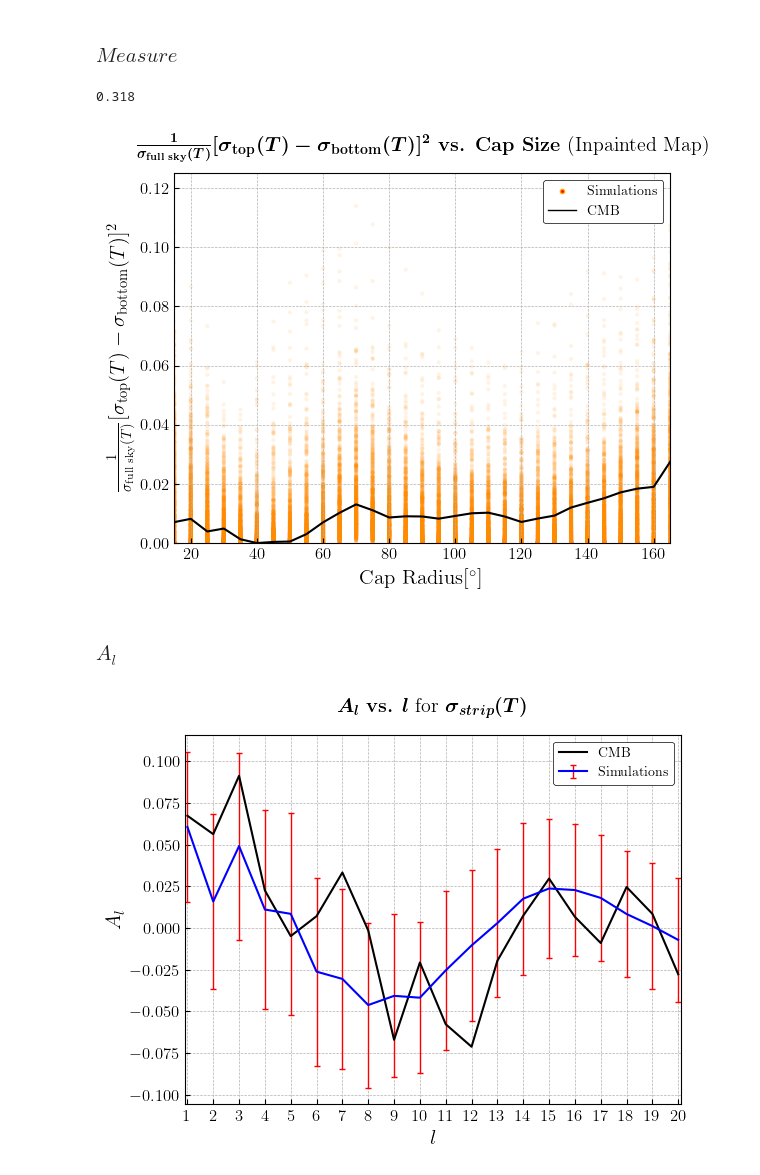
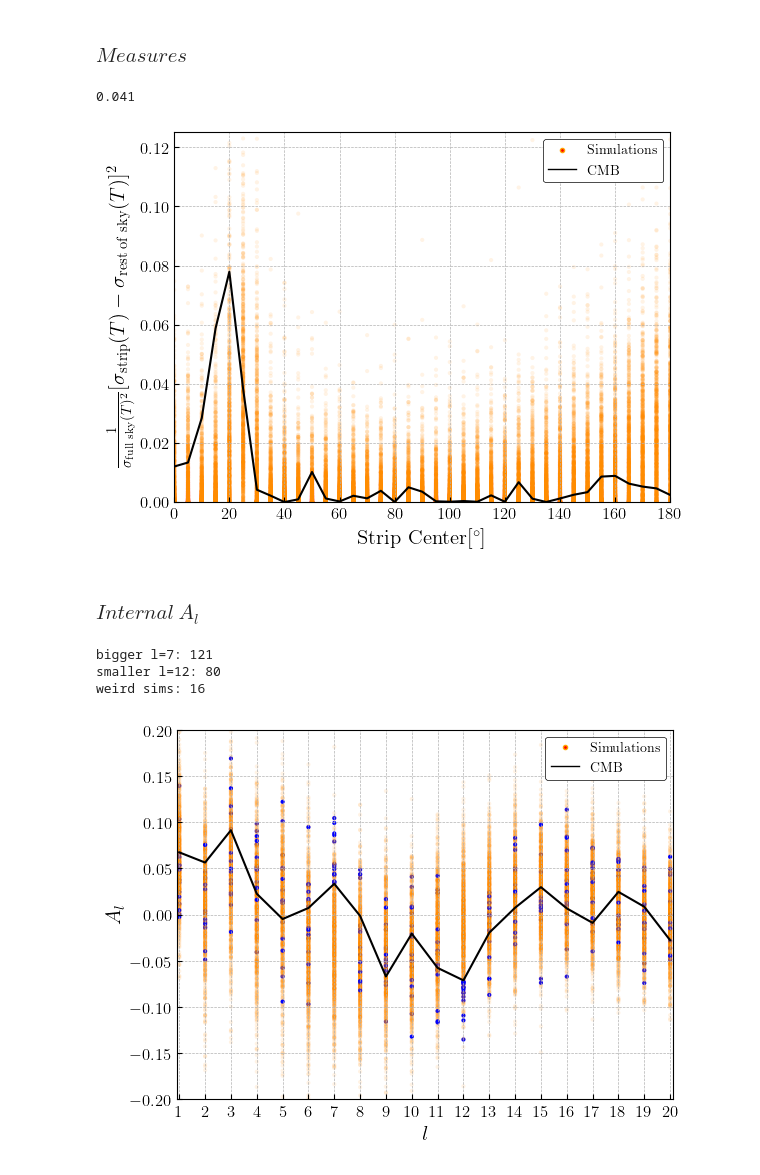
Before and after one commit to jamshidi3d/cmb_anomaly_detection, a Jupyter notebook: plotting.ipynb, the cells around one changed output. Cells and saved outputs as stored; diff of their text form; code cells hidden in the pictures.

Commit message:
modulated measures correction

```diff
--- a/plotting.ipynb
+++ b/plotting.ipynb
@@ -28,12 +28,12 @@ def custom_save_fig(fig, **kwargs):
     for ftype in ['.png', '.pdf']:
         fig.savefig(fpath + ftype, facecolor=(1,1,1,0), dpi=300, transparent=True)
 # %% [markdown]
-### $Measure$
+### $Measures$
 # %%
 kwargs = {
 'base_path':    './output/measure_results_mac_dir/',
-'dir_cap_size': 70,
-'geom_flag':    cau.const.CAP_FLAG,
+'dir_cap_size': 30,
+'geom_flag':    cau.const.STRIP_FLAG,
 'measure_flag': cau.const.NORM_D_STD2_FLAG,
 'is_masked':    False,
 'observable':   cau.const.OBS_T,
@@ -42,8 +42,7 @@ kwargs = {
 geom_range  = cau.file_reader.read_geom_range_precalc(**kwargs)
 cmb_measure = cau.file_reader.read_cmb_precalc(**kwargs)
 iter_sims_measure   = cau.file_reader.iter_read_sims_precalc(**kwargs)
-
-screen = np.ones(len(geom_range))
+screen = np.ones(len(geom_range), dtype=bool)
 if kwargs.get('geom_flag') == cau.const.CAP_FLAG:
     screen = (15 <= geom_range) * (geom_range <= 165)
 
@@ -58,39 +57,39 @@ with plt.style.context('bmh'):
             p_value += 1
         ax.scatter(geom_range[screen], sim_measure[screen],
                 marker='.', edgecolors='none', linewidths=1, c='darkorange', alpha=.1)
     # CMB
     ax.plot(geom_range[screen], cmb_measure[screen], color='k', linewidth=1.5)
     # Labels
     ax.set_xlabel(cau.output.get_xlabel_tex(**kwargs), size=15)
     ax.set_ylabel(cau.output.get_ylabel_tex(**kwargs), size=15)
-    ax.set_title(cau.output.get_title_tex(**kwargs), y = 1.04)
+    # ax.set_title(cau.output.get_title_tex(**kwargs), y = 1.04)
     # Limits
     if kwargs.get('geom_flag') == cau.const.CAP_FLAG:
         ax.set_xlim(xmin = 15, xmax = 165)
     else:
         ax.set_xlim(xmin = 0, xmax = 180)
     if kwargs.get('measure_flag') in [cau.const.D_STD2_FLAG, cau.const.NORM_D_STD2_FLAG, cau.const.D_CORR2_FLAG]:
         ax.set_ylim(ymin = 0)
-    # ax.set_ylim(ymin = 0, ymax = 600)
+    # ax.set_ylim(ymin = 0, ymax = .1250)
     # Legends
     sample_curves = [
         Line2D([0], [0], ls='none', color='orange', lw=1, marker='.', markerfacecolor='r'),
         Line2D([0], [0], ls='-', color='k', lw=1),
         ]
     ax.legend(sample_curves, [r'Simulations', r'CMB'], loc=1)
     ax.set_facecolor('white')
     # Axis colors
     for spine in ax.spines.keys(): ax.spines[spine].set_color('k')
     # Save fig
     custom_save_fig(fig, **kwargs)
 
 print(p_value / 1000)
 plt.show()
 # %% [output]
-0.318
+0.041
-[figure, old version]
+[figure, new version]
 # %% [markdown]
-### $A_l$
+### $Internal$  $A_l$
 # %%
 kwargs = {
 'base_path':    './output/measure_results_mac_dir/',
@@ -102,19 +101,33 @@ kwargs = {
 'tpcf_mode':    cau.const.TPCF_TT,
 }
 
-plt_mode = 'errorbar' #scatter
+plt_mode = 'scatter' #'errorbar' #scatter
 
 cmb_a_l     = cau.file_reader.read_cmb_a_l(**kwargs)
 l_range  = np.arange(len(cmb_a_l))
 iter_sims_a_l   = cau.file_reader.iter_read_sims_a_l(**kwargs)
+
+n_weird_sim = 0
+n_seven = 0
+n_twelve = 0
 
 with plt.style.context('bmh'):
     fig, ax=plt.subplots()
     if plt_mode == 'scatter':
         # Simulations
         for sim_measure in iter_sims_a_l:
+            condition1 = sim_measure[7] > cmb_a_l[7]
+            condition2 = sim_measure[12] < cmb_a_l[12]
+            if condition1:
+                n_seven += 1
+            if condition2:
+                n_twelve += 1
+            if condition1 and condition2:
+                n_weird_sim += 1
             ax.scatter(l_range[1:], sim_measure[1:],
-                    marker='.', edgecolors='none', linewidths=1, c='darkorange', alpha=.1)
+                    marker = '.', edgecolors = 'none', linewidths = 1,
+                    c = 'blue' if condition1 and condition2 else 'darkorange',
+                    alpha = 1 if condition1 and condition2 else .1)
         # CMB
         ax.plot(l_range[1:], cmb_a_l[1:], color='k', linewidth=1.5)
         # Legends
@@ -128,6 +141,14 @@ with plt.style.context('bmh'):
         sims_a_l = []
         for sim_measure in iter_sims_a_l:
             sims_a_l.append(sim_measure)
+            condition1 = sim_measure[7] > cmb_a_l[7]
+            condition2 = sim_measure[12] < cmb_a_l[12]
+            if condition1:
+                n_seven += 1
+            if condition2:
+                n_twelve += 1
+            if condition1 and condition2:
+                n_weird_sim += 1
         sims_a_l = np.array(sims_a_l)
         ax.errorbar(l_range[1:], np.mean(sims_a_l, axis=0)[1:], np.std(sims_a_l, axis=0)[1:],
                     color='blue', linewidth=1.5, linestyle='-', label = r'Simulations',
@@ -139,19 +160,28 @@ with plt.style.context('bmh'):
     # Labels
     ax.set_xlabel(r'$l$', size=15)
     ax.set_ylabel(r'$A_l$', size=15)
-    ax.set_title(r'\boldmath{$A_l$} \textbf{vs.} \boldmath{$l$} for $\sigma_{strip}(T)$', y = 1.04)
+    # ax.set_title(r'\boldmath{$A_l$} \textbf{vs.} \boldmath{$l$} for $\sigma_{strip}(T)$', y = 1.04)
     ax.set_facecolor('white')
     # Limits
     ax.set_xlim(xmin = 1 - 0.1, xmax = l_range[-1] + 0.1)
+    ax.set_ylim(ymin = - 0.2, ymax = 0.2)
     ax.set_xticks(l_range[1:])
     # Axis colors
     for spine in ax.spines.keys(): ax.spines[spine].set_color('k')
     # Save fig
-    fpath = './output/plots/inpainted/strip/a_l_strip_std_{}mac'.format(
+    fpath = './output/plots/inpainted/strip/a_l_{}_strip_std_{}mac'.format(
+        plt_mode,
         str(int(kwargs['dir_cap_size']))
         )
     fig.savefig(f'{fpath}.pdf', facecolor=(1,1,1,0), dpi=300, transparent=True)
     fig.savefig(f'{fpath}.png', facecolor=(1,1,1,0), dpi=300, transparent=True)
+
+print(f"bigger l=7: {n_seven}")
+print(f"smaller l=12: {n_twelve}")
+print(f"weird sims: {n_weird_sim}")
 plt.show()
 # %% [output]
+bigger l=7: 121
+smaller l=12: 80
+weird sims: 16
-[figure, old version]
+[figure, new version]
```
Also changed, not shown: parts of 2 cells of this notebook, 2 other files.
